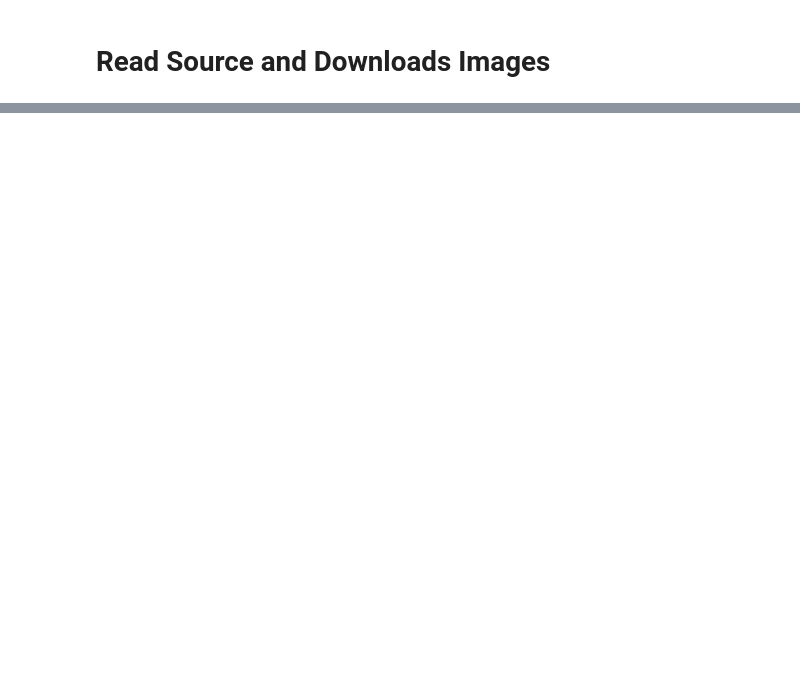
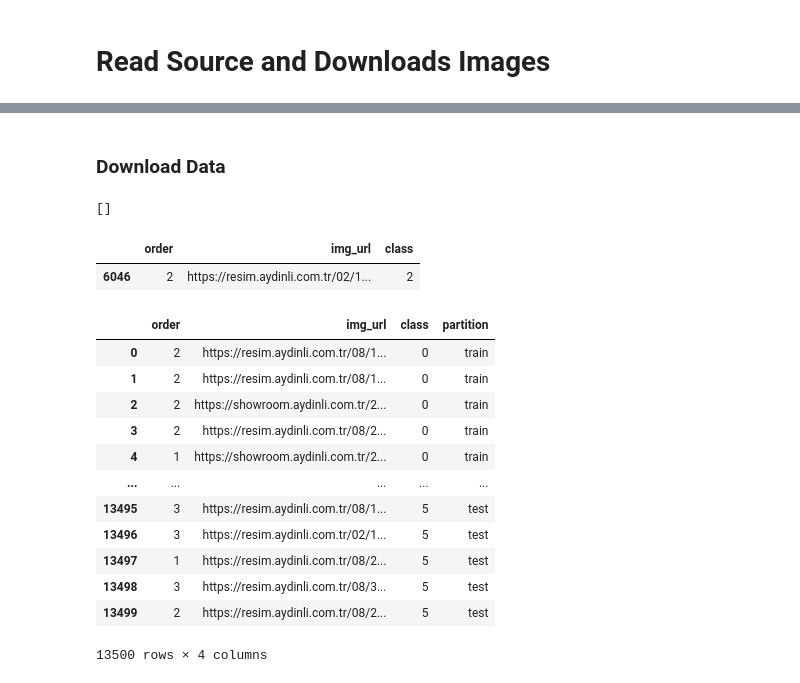
Before and after one commit to melihkacaman/neckline_classifier_Aydinli, a Jupyter notebook: notebooks/01 Get the Data.ipynb, the cells around one changed output, grey strips where cells are left out. Cells and saved outputs as stored; diff of their text form; code cells hidden in the pictures; blank space fills up the shorter version.

```diff
--- a/notebooks/01 Get the Data.ipynb
+++ b/notebooks/01 Get the Data.ipynb
@@ -18,0 +98,16 @@ data.shape
+# %%
+train_df = pd.DataFrame()
+test_df = pd.DataFrame()
+
+for c in data_min_balanced_df['class'].value_counts().index:
+    test_df = pd.concat([
+        test_df,
+        data_min_balanced_df[data_min_balanced_df['class'] == c].sample(frac=1, random_state=42).iloc[:250, :]
+    ])
+
+    train_df = pd.concat([
+        train_df,
+        data_min_balanced_df[data_min_balanced_df['class'] == c].sample(frac=1, random_state=42).iloc[250:, :]
+    ])
+
+train_df.shape, test_df.shape
@@ -18,0 +116,10 @@ data.shape
+# %%
+train_df["partition"] = "train"
+test_df["partition"] = "test"
+
+data_min_balanced_df = pd.concat([
+    train_df,
+    test_df
+]).reset_index(drop=True)
+
+data_min_balanced_df.head()
@@ -18,0 +133,9 @@ data.shape
+# %%
+i = 0
+labels = dict()
+for idx in data_min_balanced_df["class"].value_counts().index:
+    data_min_balanced_df.loc[data_min_balanced_df["class"] == idx, 'class'] = i
+    labels[idx] = i
+    i = i + 1
+
+labels
@@ -18,0 +158,2 @@ data.shape
+# %% [markdown]
+### Download Data
@@ -18,0 +232,7 @@ data.shape
+# %%
+make_dataset_cv(
+    "den14",
+    data_min_balanced_df[data_min_balanced_df["class"] == 2].iloc[2:3, :],
+)
+# %% [output]
+[]
@@ -18,0 +245,21 @@ data.shape
+# %%
+data_min_balanced_df[data_min_balanced_df["class"] == 2].iloc[2:3, :]
+# %% [output]
+|  | order | img_url | class |
+| 6046 | 2 | https://resim.aydinli.com.tr/02/1... | 2 |
+# %%
+data_min_balanced_df
+# %% [output]
+|  | order | img_url | class | partition |
+| 0 | 2 | https://resim.aydinli.com.tr/08/1... | 0 | train |
+| 1 | 2 | https://resim.aydinli.com.tr/08/1... | 0 | train |
+| 2 | 2 | https://showroom.aydinli.com.tr/2... | 0 | train |
+| 3 | 2 | https://resim.aydinli.com.tr/08/2... | 0 | train |
+| 4 | 1 | https://showroom.aydinli.com.tr/2... | 0 | train |
+| ... | ... | ... | ... | ... |
+| 13495 | 3 | https://resim.aydinli.com.tr/08/1... | 5 | test |
+| 13496 | 3 | https://resim.aydinli.com.tr/02/1... | 5 | test |
+| 13497 | 1 | https://resim.aydinli.com.tr/08/2... | 5 | test |
+| 13498 | 3 | https://resim.aydinli.com.tr/08/3... | 5 | test |
+| 13499 | 2 | https://resim.aydinli.com.tr/08/2... | 5 | test |
+13500 rows × 4 columns
```
Also changed, not shown: parts of 22 cells of this notebook, 1 other file.
